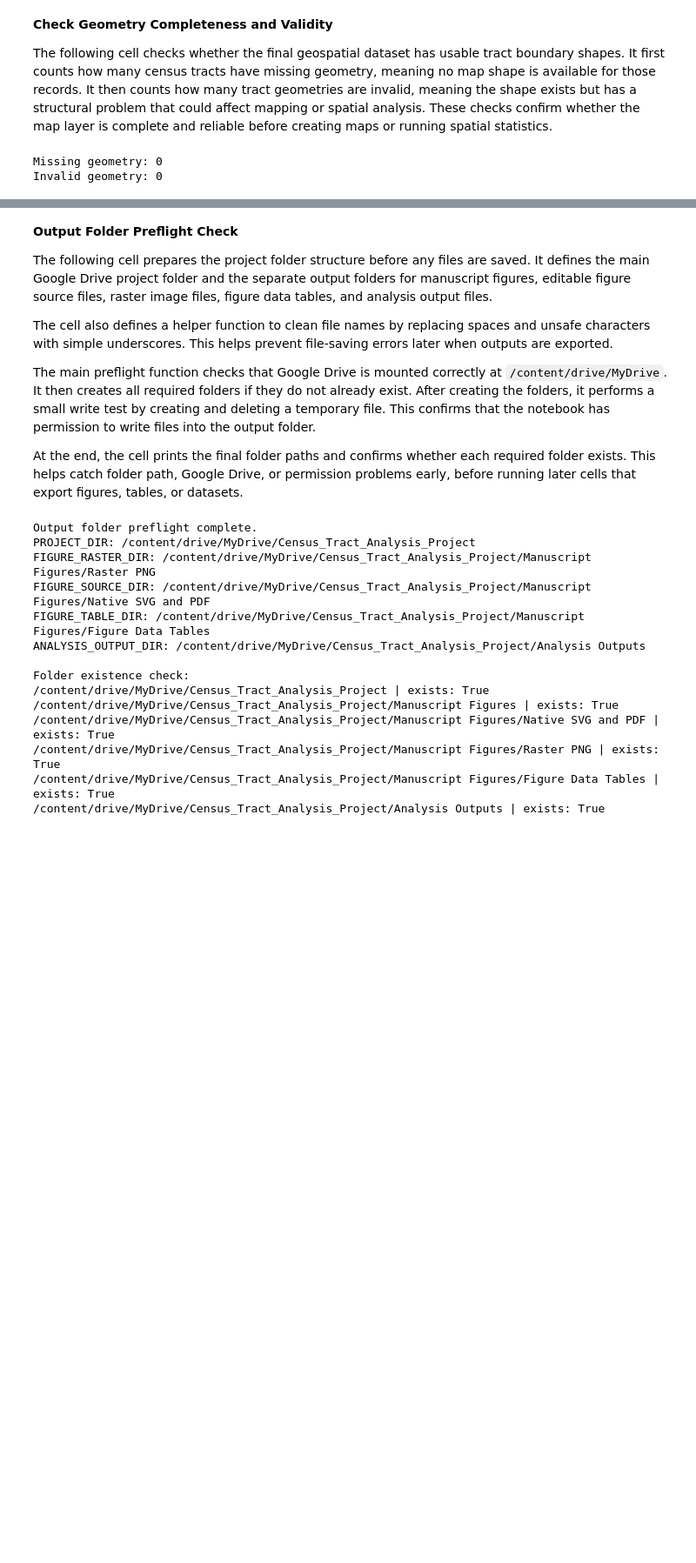
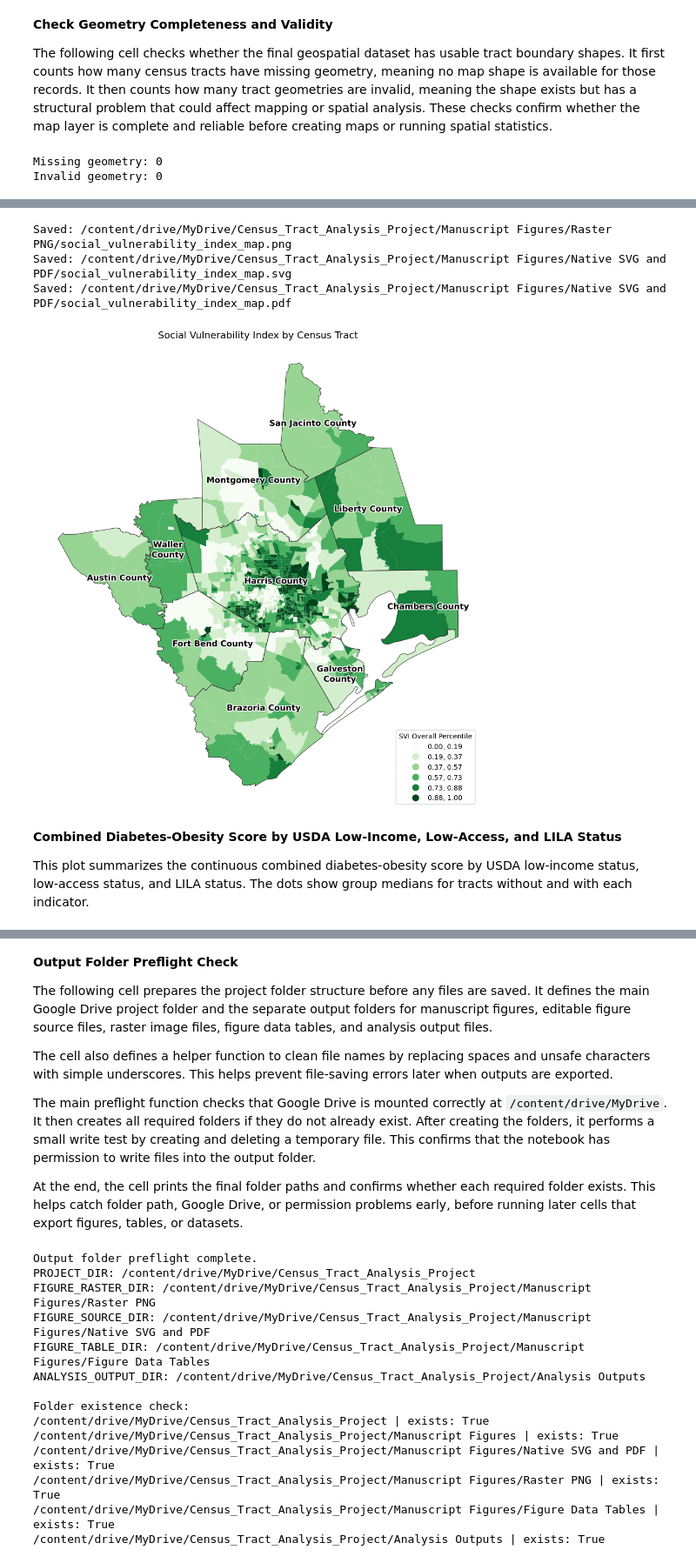
Before and after one commit to ynganatra/houston-census-tract-analysis, a Jupyter notebook: Houston_Census_Tract_Analysis.ipynb, the cells around one changed output, grey strips where cells are left out. Shown at 87% size. Cells and saved outputs as stored; diff of their text form; code cells hidden in the pictures; blank space fills up the shorter version.

```diff
--- a/Houston_Census_Tract_Analysis.ipynb
+++ b/Houston_Census_Tract_Analysis.ipynb
@@ -4283,0 +3286,77 @@ Moran scatterplot data preview
+# %%
+# Social Vulnerability Map by Census Tract
+# Input: Final geospatial dataset with SVI overall percentile.
+# Output: Tract-level SVI map saved as PNG, SVG, and PDF.
+
+import matplotlib.pyplot as plt
+import matplotlib.patheffects as pe
+
+# Create the map canvas
+fig, ax = plt.subplots(figsize=(10, 10))
+
+# Plot census tracts using SVI overall percentile grouped into six equal-count classes
+gdf.plot(
+    column="rpl_themes",
+    scheme="quantiles",
+    k=6,
+    cmap="Greens",
+    legend=True,
+    edgecolor="#d9d9d9",
+    linewidth=0.02,
+    ax=ax,
+    legend_kwds={
+        "title": "SVI Overall Percentile",
+        "loc": "lower right",
+        "fontsize": 10,
+        "title_fontsize": 10
+    },
+    missing_kwds={
+        "color": "#f0f0f0",
+        "edgecolor": "#d9d9d9",
+        "hatch": "///",
+        "label": "Missing"
+    }
+)
+
+# Add county boundary lines so county outlines are visible on top of the tract map
+counties.boundary.plot(
+    ax=ax,
+    color="#333333",
+    linewidth=0.7
+)
+
+# Add county names to the map
+add_county_labels(ax, counties, fontsize=12)
+
+# Improve county label readability with black text and white outline
+for text in ax.texts:
+    text.set_color("#000000")
+    text.set_fontsize(12)
+    text.set_path_effects([pe.withStroke(linewidth=2.5, foreground="white")])
+
+# Add a clear map title
+ax.set_title(
+    "Social Vulnerability Index by Census Tract",
+    fontsize=14
+)
+
+# Remove axes because map coordinates are not needed for this manuscript figure
+ax.set_axis_off()
+
+# Adjust spacing so the map, title, and legend fit cleanly
+plt.tight_layout()
+
+# Save the map in raster, editable SVG, and vector PDF formats
+save_figure_set(fig, "social_vulnerability_index_map")
+
+# Display the completed map in the notebook
+plt.show()
+# %% [output]
+Saved: /content/drive/MyDrive/Census_Tract_Analysis_Project/Manuscript Figures/Raster PNG/social_vulnerability_index_map.png
+Saved: /content/drive/MyDrive/Census_Tract_Analysis_Project/Manuscript Figures/Native SVG and PDF/social_vulnerability_index_map.svg
+Saved: /content/drive/MyDrive/Census_Tract_Analysis_Project/Manuscript Figures/Native SVG and PDF/social_vulnerability_index_map.pdf
+[figure, added]
+# %% [markdown]
+**Combined Diabetes-Obesity Score by USDA Low-Income, Low-Access, and LILA Status**
+
+This plot summarizes the continuous combined diabetes-obesity score by USDA low-income status, low-access status, and LILA status. The dots show group medians for tracts without and with each indicator.
```
Also changed, not shown: parts of 139 cells of this notebook.
